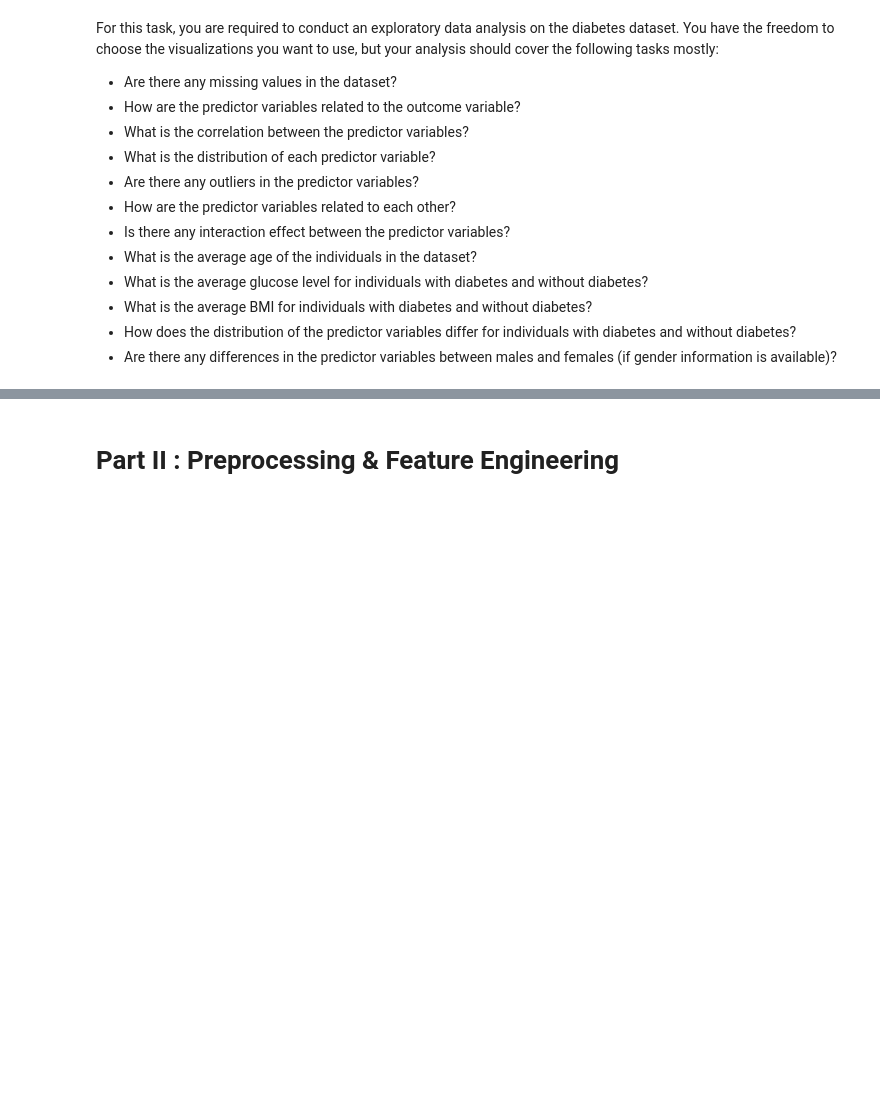
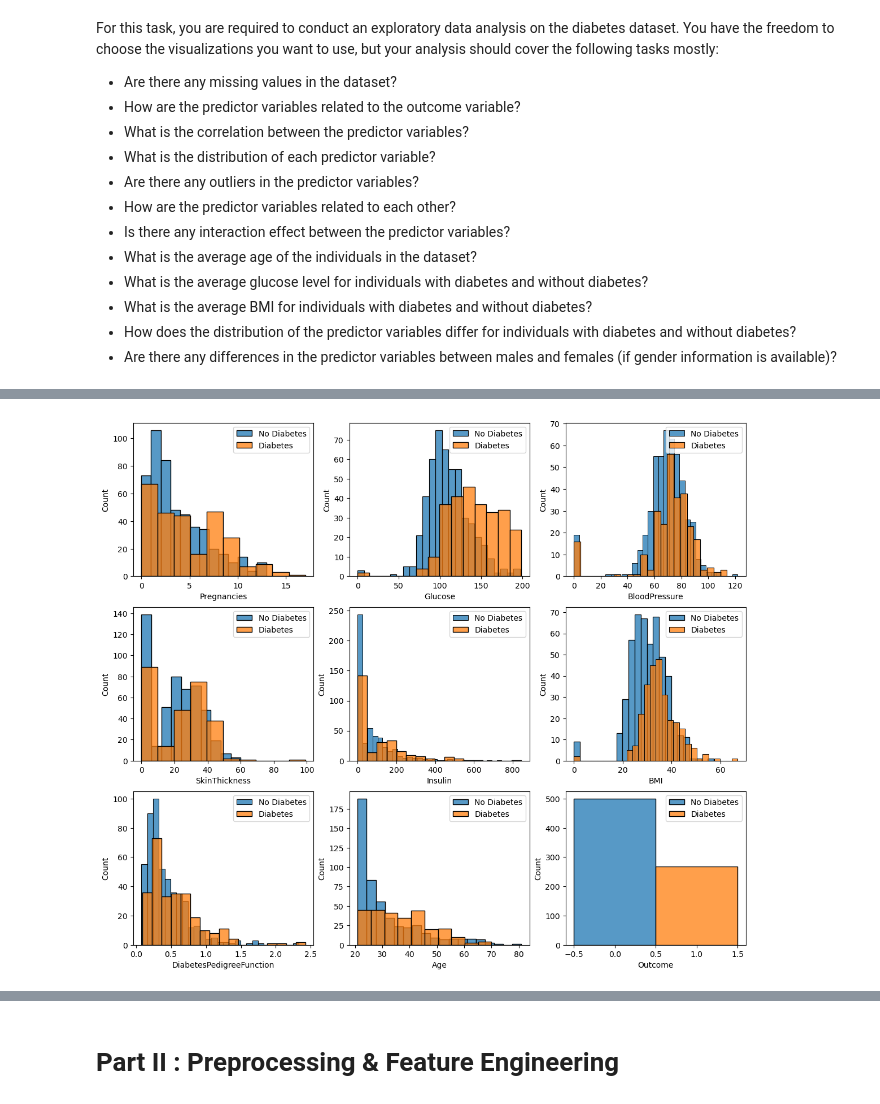
Before and after one commit to SamTheDataGuy/ml-project-supervised-learning, a Jupyter notebook: Supervised Learning - Project.ipynb, the cells around one changed output, grey strips where cells are left out. Saved outputs shown, nothing was run; the diff lists cells and outputs as text; code cells hidden in the pictures; blank space fills up the shorter version.

```diff
--- a/Supervised Learning - Project.ipynb
+++ b/Supervised Learning - Project.ipynb
@@ -100,0 +106,18 @@ sns.histplot(data=df['Outcome'])
+# %%
+# Plotting how the distribution of the predictor variables differ for individuals with diabetes vs without diabetes.  There is a noticable difference for every variable.
+
+# Creating one dataframe for individuals with diabetes, and another for individuals without
+df_0 = df[df['Outcome']==0]
+df_1 = df[df['Outcome']==1]
+
+fig, ax = plt.subplots(figsize = (14, 12))
+i = 1
+
+for c in df.columns:
+    plt.subplot(3,3,i)
+    sns.histplot(df_0[c],label='No Diabetes')
+    sns.histplot(df_1[c],label='Diabetes')
+    plt.legend(loc='upper right')
+    i += 1
+# %% [output]
+[figure, added]
```
Also changed, not shown: parts of 50 cells of this notebook, 3 other files.
